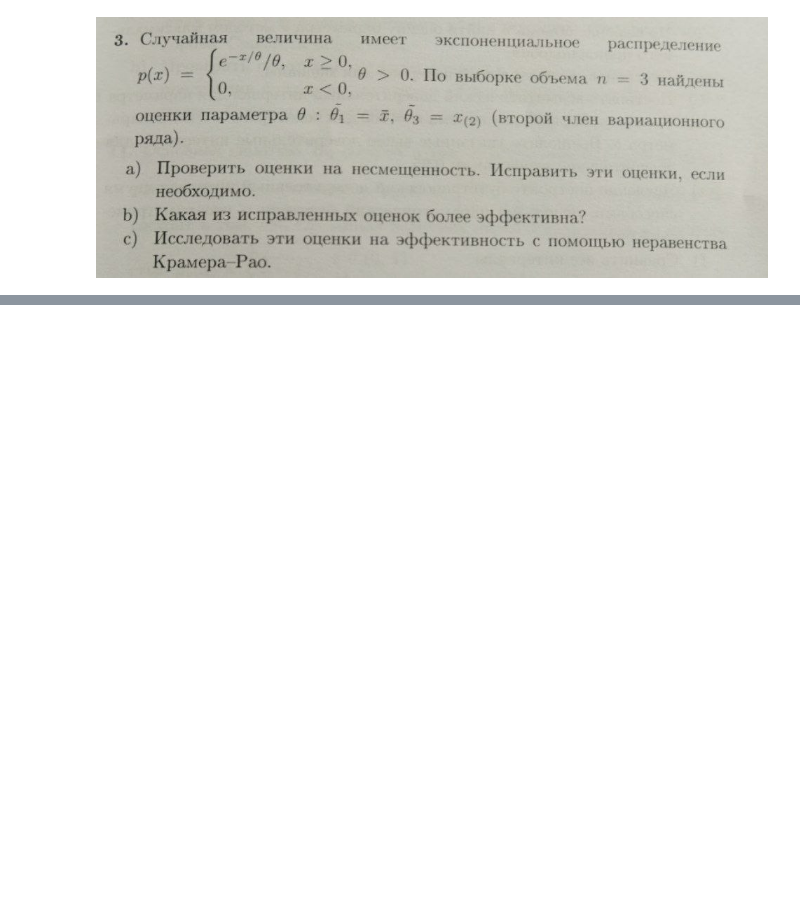
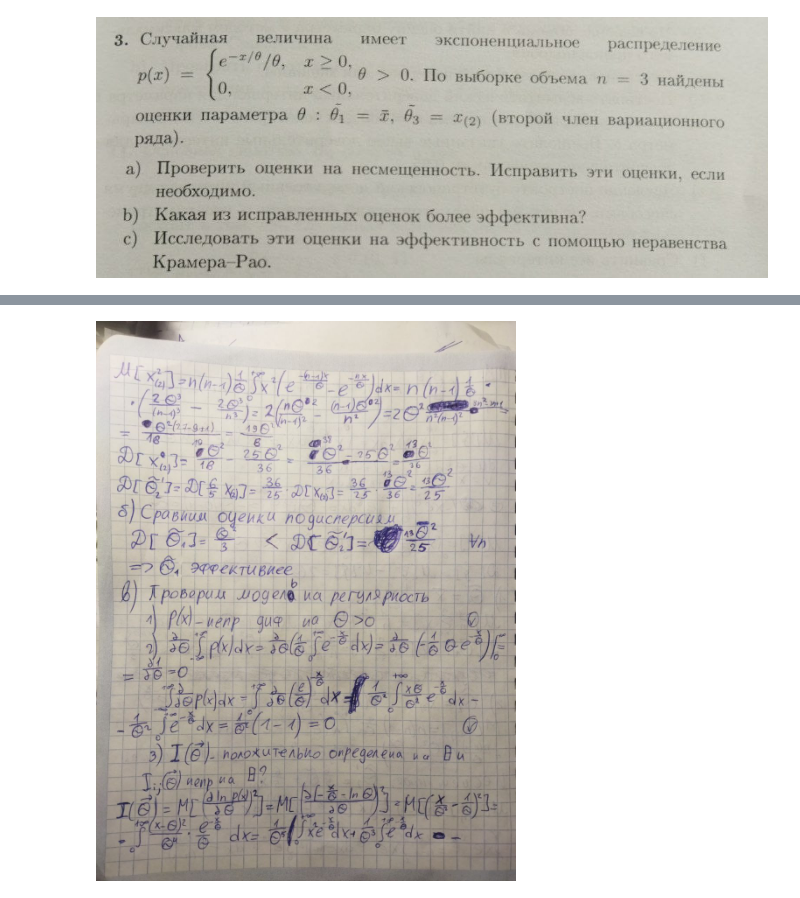
Before and after one commit to Salnikova-Lida/Math_stat_2025_spring, a Jupyter notebook: assignment_1/task3.ipynb, the cells around one changed output, grey strips where cells are left out. Drawn from its saved outputs; the diff is of its cells as text; code cells hidden in the pictures; blank space fills up the shorter version.

```diff
--- a/assignment_1/task3.ipynb
+++ b/assignment_1/task3.ipynb
@@ -6,0 +11,4 @@ Image("images/photo_5350494331657645189_y.jpg")
+# %%
+Image("images/photo_5363825699691035154_y.jpg")
+# %% [output]
+[figure, added]
```
Also changed, not shown: parts of 2 cells of this notebook, 3 other files.
